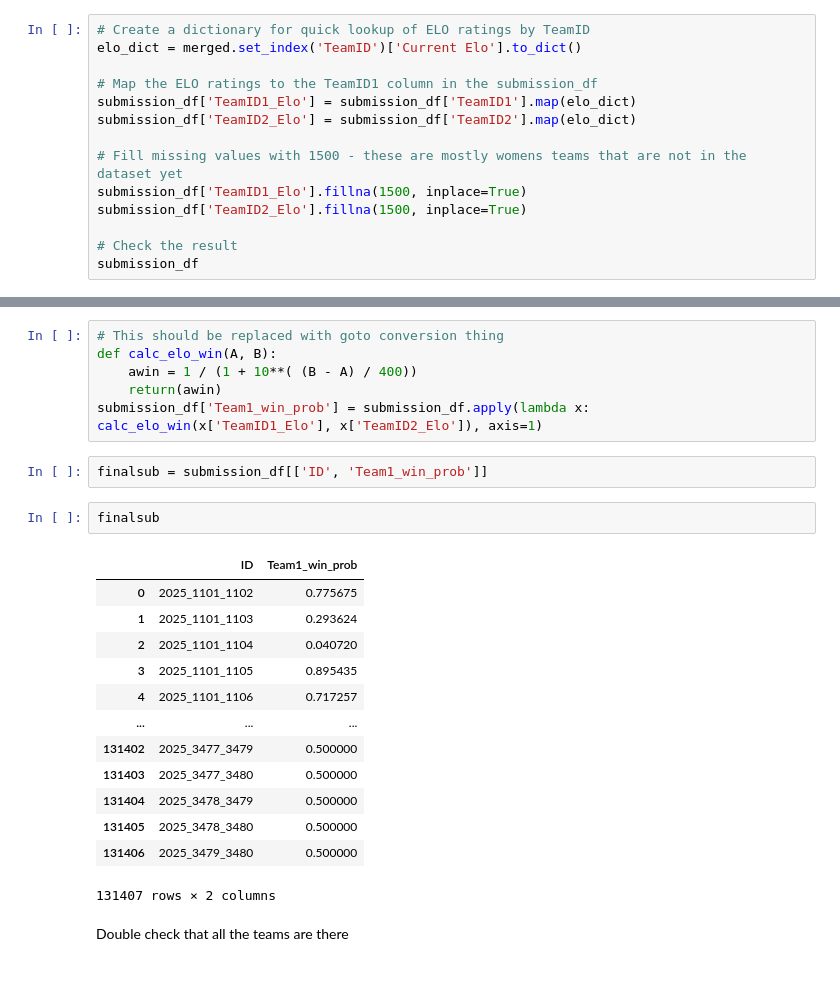
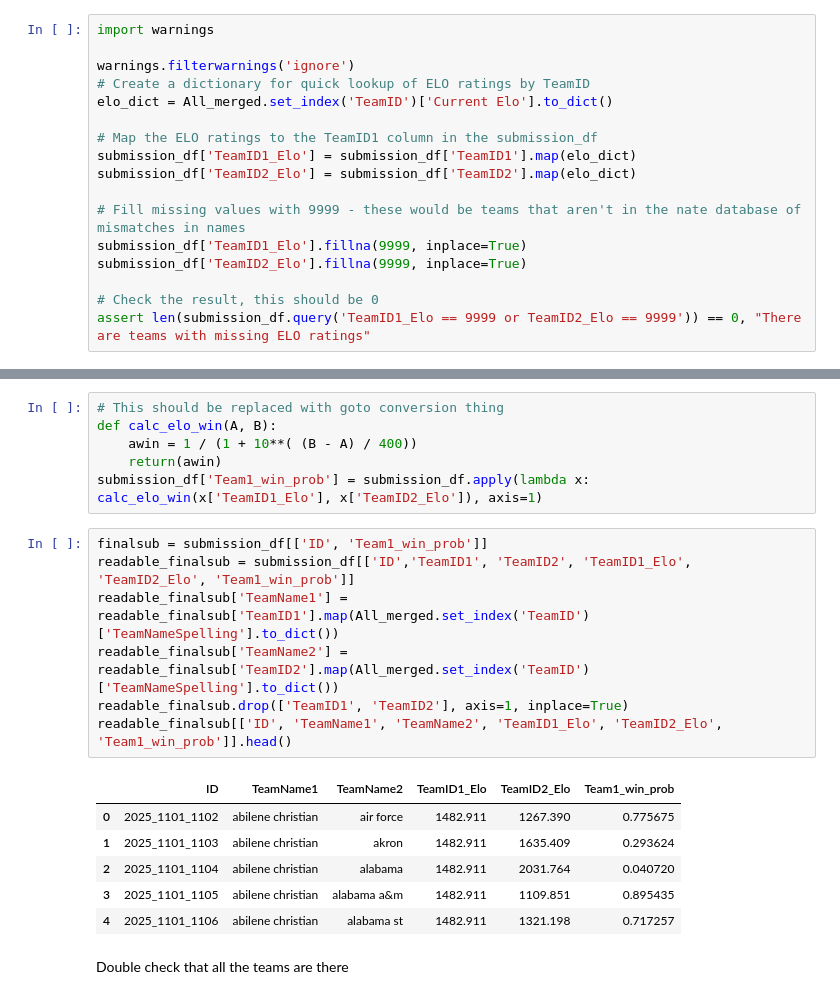
Before and after one commit to mborrus/Borhoops, a Jupyter notebook: EDA.ipynb, the cells around one changed output, grey strips where cells are left out. Cells and saved outputs as stored; diff of their text form.

```diff
--- a/EDA.ipynb
+++ b/EDA.ipynb
@@ -330,14 +324,17 @@ Name: TeamID1, Length: 131407, dtype: int64
 # %%
+import warnings
+
+warnings.filterwarnings('ignore')
 # Create a dictionary for quick lookup of ELO ratings by TeamID
-elo_dict = merged.set_index('TeamID')['Current Elo'].to_dict()
+elo_dict = All_merged.set_index('TeamID')['Current Elo'].to_dict()
 
 # Map the ELO ratings to the TeamID1 column in the submission_df
 submission_df['TeamID1_Elo'] = submission_df['TeamID1'].map(elo_dict)
 submission_df['TeamID2_Elo'] = submission_df['TeamID2'].map(elo_dict)
 
-# Fill missing values with 1500 - these are mostly womens teams that are not in the dataset yet
-submission_df['TeamID1_Elo'].fillna(1500, inplace=True)
-submission_df['TeamID2_Elo'].fillna(1500, inplace=True)
+# Fill missing values with 9999 - these would be teams that aren't in the nate database of mismatches in names
+submission_df['TeamID1_Elo'].fillna(9999, inplace=True)
+submission_df['TeamID2_Elo'].fillna(9999, inplace=True)
 
-# Check the result
-submission_df
+# Check the result, this should be 0
+assert len(submission_df.query('TeamID1_Elo == 9999 or TeamID2_Elo == 9999')) == 0, "There are teams with missing ELO ratings"
@@ -373,24 +344,20 @@ def calc_elo_win(A, B):
     awin = 1 / (1 + 10**( (B - A) / 400))
     return(awin)
 submission_df['Team1_win_prob'] = submission_df.apply(lambda x: calc_elo_win(x['TeamID1_Elo'], x['TeamID2_Elo']), axis=1)
-# %%
-finalsub = submission_df[['ID', 'Team1_win_prob']]
-# %%
-finalsub
-# %% [output]
-|  | ID | Team1_win_prob |
-| 0 | 2025_1101_1102 | 0.775675 |
-| 1 | 2025_1101_1103 | 0.293624 |
-| 2 | 2025_1101_1104 | 0.040720 |
-| 3 | 2025_1101_1105 | 0.895435 |
-| 4 | 2025_1101_1106 | 0.717257 |
-| ... | ... | ... |
-| 131402 | 2025_3477_3479 | 0.500000 |
-| 131403 | 2025_3477_3480 | 0.500000 |
-| 131404 | 2025_3478_3479 | 0.500000 |
-| 131405 | 2025_3478_3480 | 0.500000 |
-| 131406 | 2025_3479_3480 | 0.500000 |
-131407 rows × 2 columns
+# %%
+finalsub = submission_df[['ID', 'Team1_win_prob']]
+readable_finalsub = submission_df[['ID','TeamID1', 'TeamID2', 'TeamID1_Elo', 'TeamID2_Elo', 'Team1_win_prob']]
+readable_finalsub['TeamName1'] = readable_finalsub['TeamID1'].map(All_merged.set_index('TeamID')['TeamNameSpelling'].to_dict())
+readable_finalsub['TeamName2'] = readable_finalsub['TeamID2'].map(All_merged.set_index('TeamID')['TeamNameSpelling'].to_dict())
+readable_finalsub.drop(['TeamID1', 'TeamID2'], axis=1, inplace=True)
+readable_finalsub[['ID', 'TeamName1', 'TeamName2', 'TeamID1_Elo', 'TeamID2_Elo', 'Team1_win_prob']].head()
+# %% [output]
+|  | ID | TeamName1 | TeamName2 | TeamID1_Elo | TeamID2_Elo | Team1_win_prob |
+| 0 | 2025_1101_1102 | abilene christian | air force | 1482.911 | 1267.390 | 0.775675 |
+| 1 | 2025_1101_1103 | abilene christian | akron | 1482.911 | 1635.409 | 0.293624 |
+| 2 | 2025_1101_1104 | abilene christian | alabama | 1482.911 | 2031.764 | 0.040720 |
+| 3 | 2025_1101_1105 | abilene christian | alabama a&m | 1482.911 | 1109.851 | 0.895435 |
+| 4 | 2025_1101_1106 | abilene christian | alabama st | 1482.911 | 1321.198 | 0.717257 |
 # %% [markdown]
 Double check that all the teams are there
 # %%
```
Also changed, not shown: parts of 10 cells of this notebook, 3 other files.
